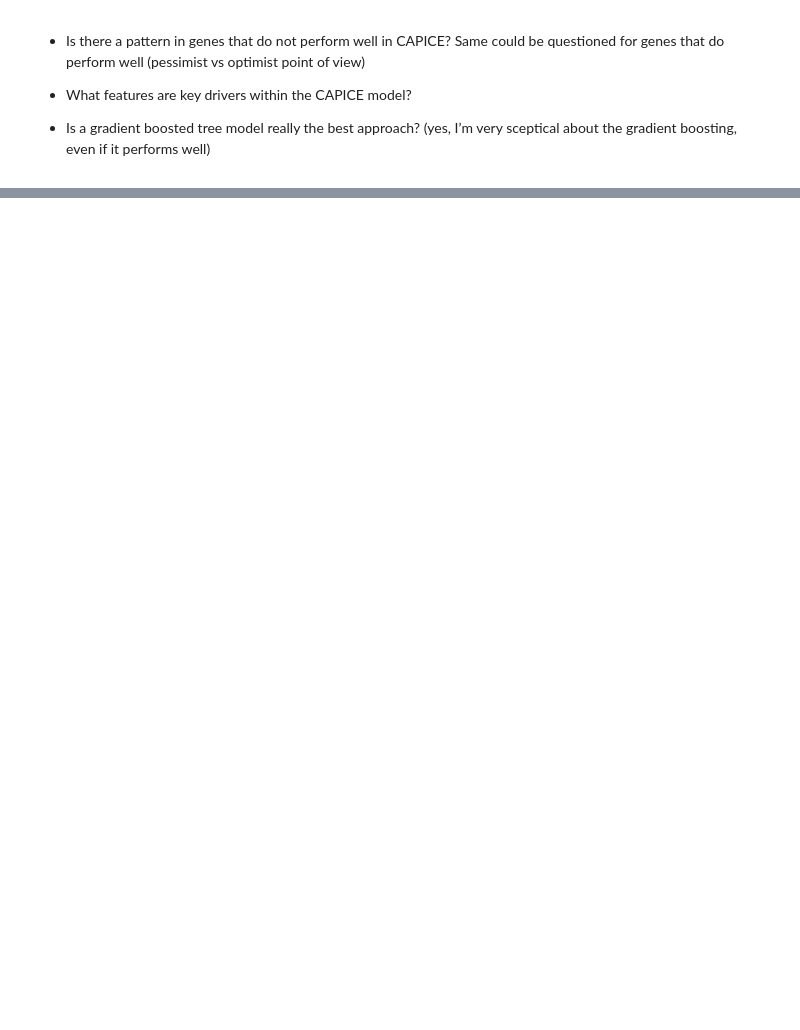
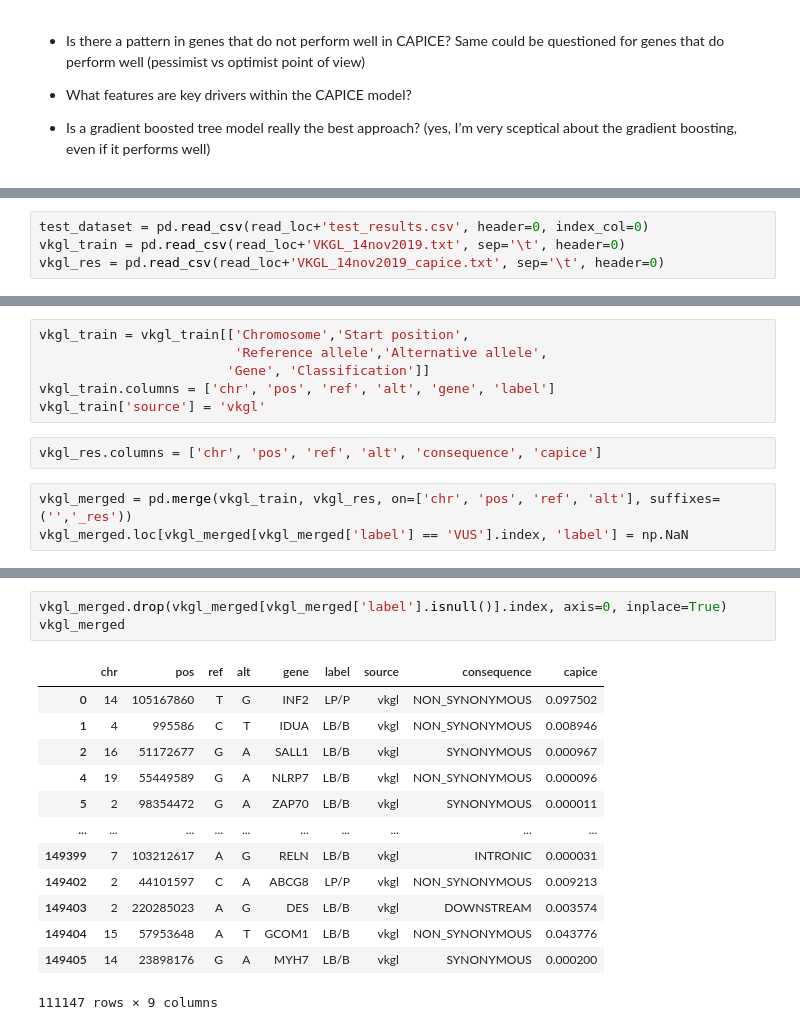
Before and after one commit to SietsmaRJ/dsls_master_thesis, a Jupyter notebook: side_scripts/detailed_data_visualization.ipynb, the cells around one changed output, grey strips where cells are left out. Drawn from its saved outputs; the diff is of its cells as text; blank space fills up the shorter version.

```diff
--- a/side_scripts/detailed_data_visualization.ipynb
+++ b/side_scripts/detailed_data_visualization.ipynb
@@ -818,0 +754,4 @@ Same could be questioned for genes that do perform well (pessimist vs optimist p
+# %%
+test_dataset = pd.read_csv(read_loc+'test_results.csv', header=0, index_col=0)
+vkgl_train = pd.read_csv(read_loc+'VKGL_14nov2019.txt', sep='\t', header=0)
+vkgl_res = pd.read_csv(read_loc+'VKGL_14nov2019_capice.txt', sep='\t', header=0)
@@ -818,0 +782,11 @@ Same could be questioned for genes that do perform well (pessimist vs optimist p
+# %%
+vkgl_train = vkgl_train[['Chromosome','Start position',
+                         'Reference allele','Alternative allele',
+                        'Gene', 'Classification']]
+vkgl_train.columns = ['chr', 'pos', 'ref', 'alt', 'gene', 'label']
+vkgl_train['source'] = 'vkgl'
+# %%
+vkgl_res.columns = ['chr', 'pos', 'ref', 'alt', 'consequence', 'capice']
+# %%
+vkgl_merged = pd.merge(vkgl_train, vkgl_res, on=['chr', 'pos', 'ref', 'alt'], suffixes=('','_res'))
+vkgl_merged.loc[vkgl_merged[vkgl_merged['label'] == 'VUS'].index, 'label'] = np.NaN
@@ -818,0 +817,17 @@ Same could be questioned for genes that do perform well (pessimist vs optimist p
+# %%
+vkgl_merged.drop(vkgl_merged[vkgl_merged['label'].isnull()].index, axis=0, inplace=True)
+vkgl_merged
+# %% [output]
+|  | chr | pos | ref | alt | gene | label | source | consequence | capice |
+| 0 | 14 | 105167860 | T | G | INF2 | LP/P | vkgl | NON_SYNONYMOUS | 0.097502 |
+| 1 | 4 | 995586 | C | T | IDUA | LB/B | vkgl | NON_SYNONYMOUS | 0.008946 |
+| 2 | 16 | 51172677 | G | A | SALL1 | LB/B | vkgl | SYNONYMOUS | 0.000967 |
+| 4 | 19 | 55449589 | G | A | NLRP7 | LB/B | vkgl | NON_SYNONYMOUS | 0.000096 |
+| 5 | 2 | 98354472 | G | A | ZAP70 | LB/B | vkgl | SYNONYMOUS | 0.000011 |
+| ... | ... | ... | ... | ... | ... | ... | ... | ... | ... |
+| 149399 | 7 | 103212617 | A | G | RELN | LB/B | vkgl | INTRONIC | 0.000031 |
+| 149402 | 2 | 44101597 | C | A | ABCG8 | LP/P | vkgl | NON_SYNONYMOUS | 0.009213 |
+| 149403 | 2 | 220285023 | A | G | DES | LB/B | vkgl | DOWNSTREAM | 0.003574 |
+| 149404 | 15 | 57953648 | A | T | GCOM1 | LB/B | vkgl | NON_SYNONYMOUS | 0.043776 |
+| 149405 | 14 | 23898176 | G | A | MYH7 | LB/B | vkgl | SYNONYMOUS | 0.000200 |
+111147 rows × 9 columns
```
Also changed, not shown: parts of 21 cells of this notebook, 1 other file.
